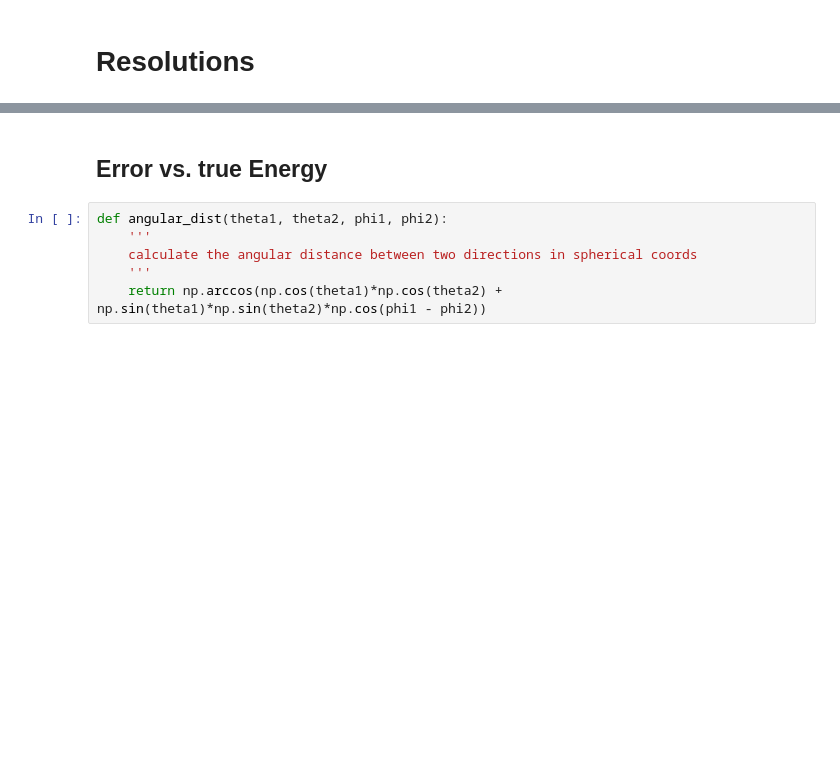
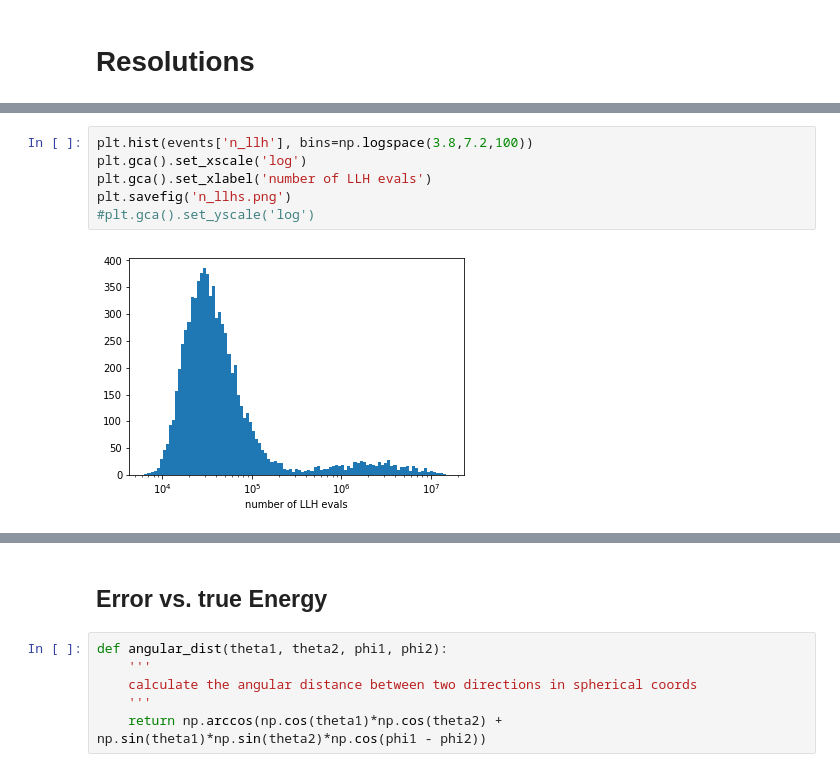
Before and after one commit to ts4051/retro, a Jupyter notebook: notebooks/resolutions.ipynb, the cells around one changed output, grey strips where cells are left out. Drawn from its saved outputs; the diff is of its cells as text; blank space fills up the shorter version.

```diff
--- a/notebooks/resolutions.ipynb
+++ b/notebooks/resolutions.ipynb
@@ -162 +210,9 @@ failed : 2
 estimator failed : 0
+# %%
+plt.hist(events['n_llh'], bins=np.logspace(3.8,7.2,100))
+plt.gca().set_xscale('log')
+plt.gca().set_xlabel('number of LLH evals')
+plt.savefig('n_llhs.png')
+#plt.gca().set_yscale('log')
+# %% [output]
+[figure, added]
```
Also changed, not shown: parts of 21 cells of this notebook, 2 other files.
